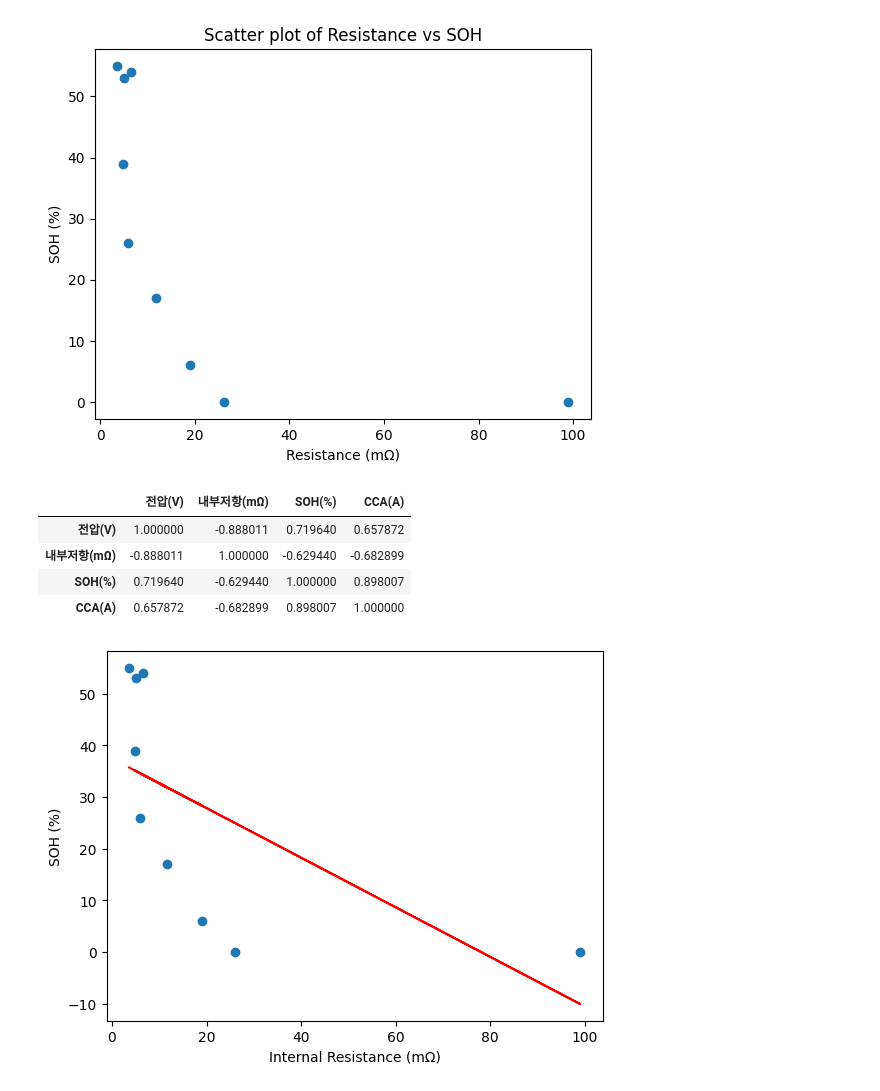
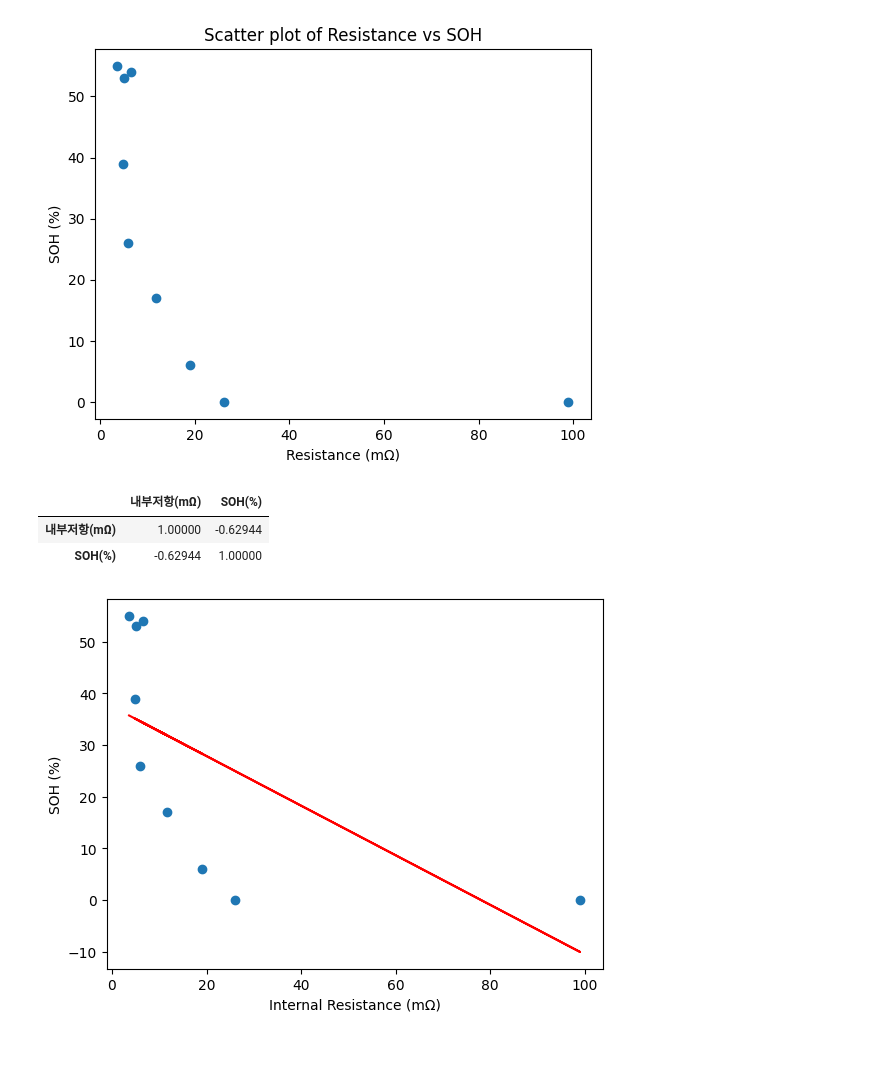
Before and after one commit to insu5177/Battery-Diagnostics-Study, a Jupyter notebook: notebooks/01_EDA.ipynb, the cells around one changed output. Drawn from its saved outputs; the diff is of its cells as text; code cells hidden in the pictures; blank space fills up the shorter version.

```diff
--- a/notebooks/01_EDA.ipynb
+++ b/notebooks/01_EDA.ipynb
@@ -107,13 +107,11 @@ plt.show()
 [figure]
 # %%
 #상관계수 계산
-df_battery.corr()
+df_battery[["내부저항(mΩ)", "SOH(%)"]].corr()
 # %% [output]
-|  | 전압(V) | 내부저항(mΩ) | SOH(%) | CCA(A) |
-| 전압(V) | 1.000000 | -0.888011 | 0.719640 | 0.657872 |
-| 내부저항(mΩ) | -0.888011 | 1.000000 | -0.629440 | -0.682899 |
-| SOH(%) | 0.719640 | -0.629440 | 1.000000 | 0.898007 |
-| CCA(A) | 0.657872 | -0.682899 | 0.898007 | 1.000000 |
+|  | 내부저항(mΩ) | SOH(%) |
+| 내부저항(mΩ) | 1.00000 | -0.62944 |
+| SOH(%) | -0.62944 | 1.00000 |
 # %%
 import numpy as np
 # %%
```
Also changed, not shown: parts of 5 cells of this notebook.
